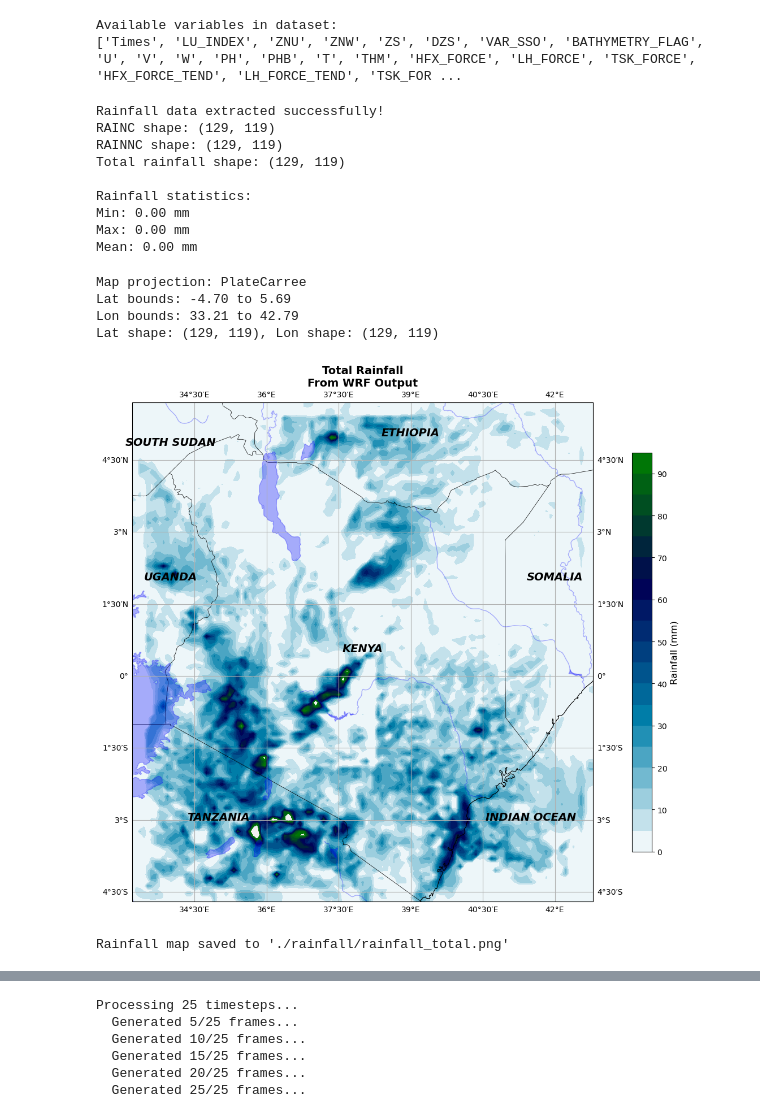
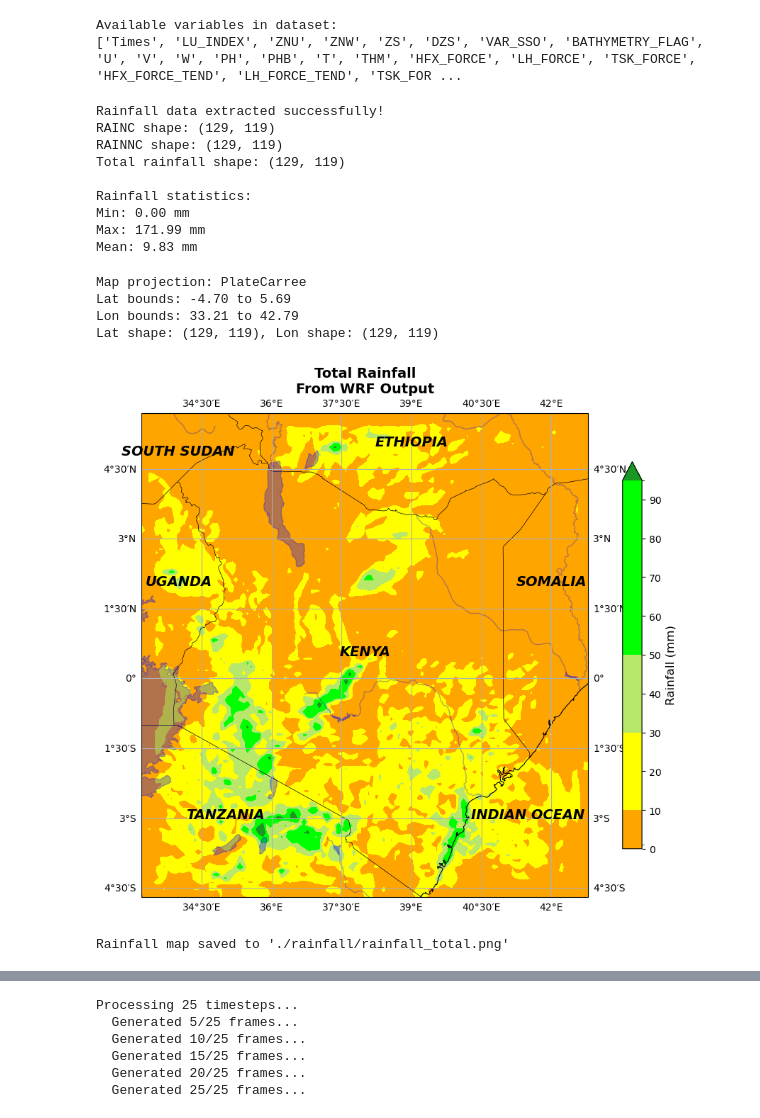
Before and after one commit to Erickpython/wrf_python, a Jupyter notebook: rainfall.ipynb, the cells around one changed output, grey strips where cells are left out. Drawn from its saved outputs; the diff is of its cells as text; code cells hidden in the pictures.

Commit message:
CHANGED COLORS

```diff
--- a/rainfall.ipynb
+++ b/rainfall.ipynb
@@ -26,8 +26,8 @@ Available variables in dataset:
 # RAINNC: Non-convective precipitation
 try:
     # Access rainfall variables directly from xarray dataset
-    rainc = ds['RAINC'].values[0]  # Take the first time step
-    rainnc = ds['RAINNC'].values[0]  # Take the first time step
+    rainc = ds['RAINC'].values[23]  # Take the first time step
+    rainnc = ds['RAINNC'].values[23]  # Take the first time step
 
     # Total rainfall is the sum of RAINC and RAINNC
     rainfall_total = rainc + rainnc
@@ -51,8 +51,8 @@ Total rainfall shape: (129, 119)
 
 Rainfall statistics:
 Min: 0.00 mm
-Max: 0.00 mm
-Mean: 0.00 mm
+Max: 171.99 mm
+Mean: 9.83 mm
 # %%
 # Get latitude and longitude coordinates
 lats, lons = wrf.latlon_coords(ds)
@@ -74,12 +76,28 @@ Lat shape: (129, 119), Lon shape: (129, 119)
+# %%
+colors = [
+    "#d9d9d9",  # <1 mm (gray)
+    "#ffa500",  # 1-10 mm (orange)
+    "#ffff00",  # 10-30 mm (yellow)
+    "#b8e86b",  # 30-50 mm (light green)
+    "#00ff00",  # 50-100 mm (bright green)
+    "#66cc00",  # 100-200 mm (lime green)
+    "#1a9622"]   # >200 mm (dark green)]
+
+cmap = ListedColormap(colors)
+
+levels = [0, 1, 10, 30, 50, 100, 200, 300]
+norm = BoundaryNorm(levels, cmap.N)
 # %%
 # Create a single rainfall plot
-fig, ax = plt.subplots(figsize=(14, 10), subplot_kw=dict(projection=proj))
+fig, ax = plt.subplots(figsize=(10, 8), subplot_kw=dict(projection=proj))
 
 # Contourf for rainfall
 rainfall_np = rainfall_total
 contour = ax.contourf(lons_np, lats_np, rainfall_np,
                        levels=np.arange(0, 100, 5),
-                       cmap='ocean_r',
+                       cmap=cmap,
+                        norm=norm,
+                        extend='max',
                        transform=ccrs.PlateCarree())
 
 # Add contour lines
@@ -93,6 +111,7 @@ contour = ax.contourf(lons_np, lats_np, rainfall_np,
 
 # Add colorbar
 cbar = plt.colorbar(contour, ax=ax, shrink=0.8, pad=0.05)
+
 cbar.set_label('Rainfall (mm)', fontsize=12)
 
 # Add geographic features
@@ -103,34 +122,34 @@ ax.add_feature(cfeature.COASTLINE, linewidth=0.8)
 ax.add_feature(cfeature.OCEAN, facecolor="Blue")
 ax.add_feature(cfeature.LAKES, facecolor="Blue", edgecolor="blue", alpha=0.3)
 ax.add_feature(cfeature.RIVERS, facecolor="Blue", edgecolor="blue", alpha=0.3)
 
 # --- ADD COUNTRY AND OCEAN LABELS ---
 # Syntax: ax.text(longitude, latitude, "Text", transform=ccrs.PlateCarree())
 common_style = {
     'transform': ccrs.PlateCarree(),
     'fontsize': 14,
     'fontstyle': 'italic',
     'fontweight': 'bold',
     'ha': 'center'
 }
 
 ax.text(38.0, 0.5, "KENYA", **common_style)
 ax.text(42.0, 2.0, "SOMALIA", **common_style)
 ax.text(39.0, 5.0, "ETHIOPIA", **common_style)
 ax.text(34.0, 2.0, "UGANDA", **common_style)
 ax.text(35.0, -3.0, "TANZANIA", **common_style)
 ax.text(34.0, 4.8, "SOUTH SUDAN", **common_style)
 ax.text(41.5, -3.0, "INDIAN OCEAN", **common_style)
 
 
 plt.title(f'Total Rainfall\nFrom WRF Output', fontsize=14, fontweight='bold')
 plt.tight_layout()
 plt.savefig('./rainfall/rainfall_total.png', dpi=300, bbox_inches='tight')
 plt.show()
 
 print("Rainfall map saved to './rainfall/rainfall_total.png'")
 # %% [output]
-[figure, old version]
+[figure, new version]
 Rainfall map saved to './rainfall/rainfall_total.png'
 # %%
 # Create a comparison plot with 3 subplots: RAINC, RAINNC, and Total
```
Also changed, not shown: parts of 3 cells of this notebook, 2 other files.
